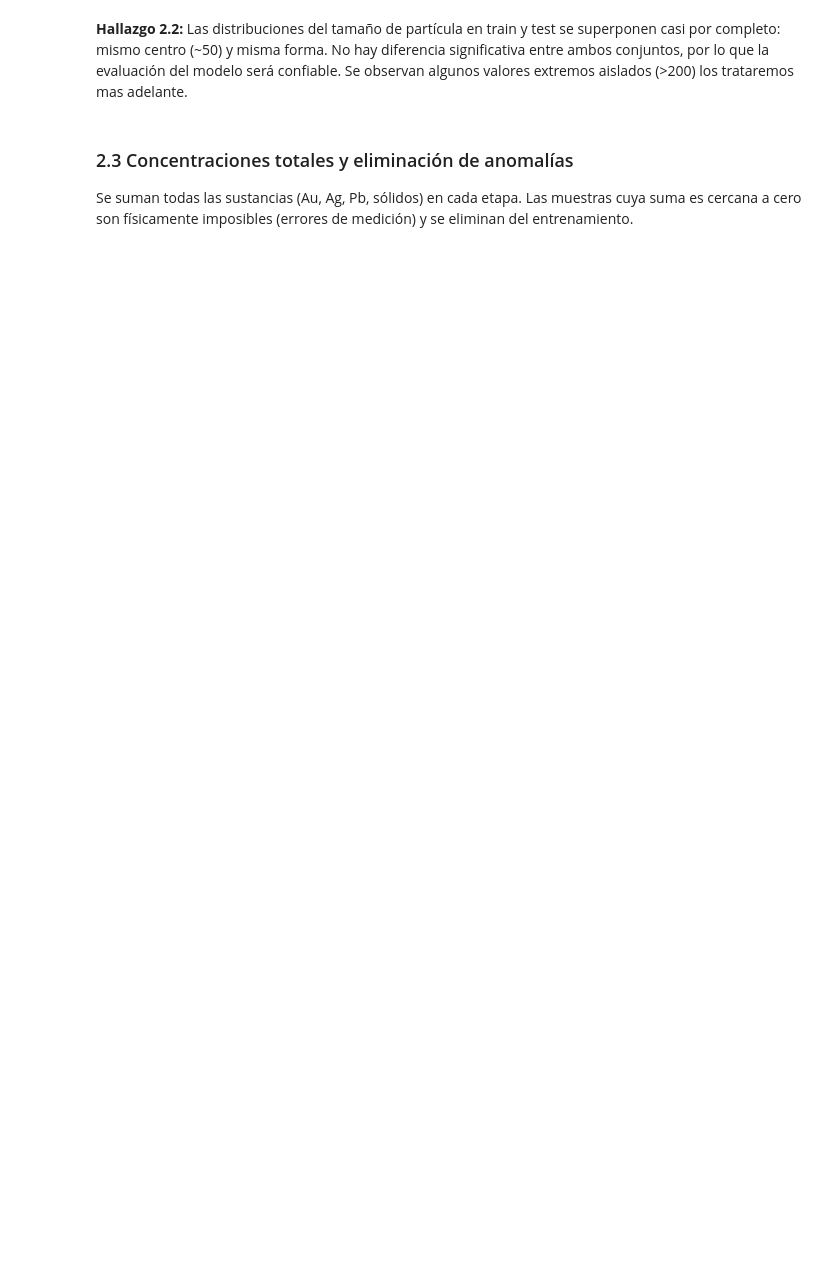
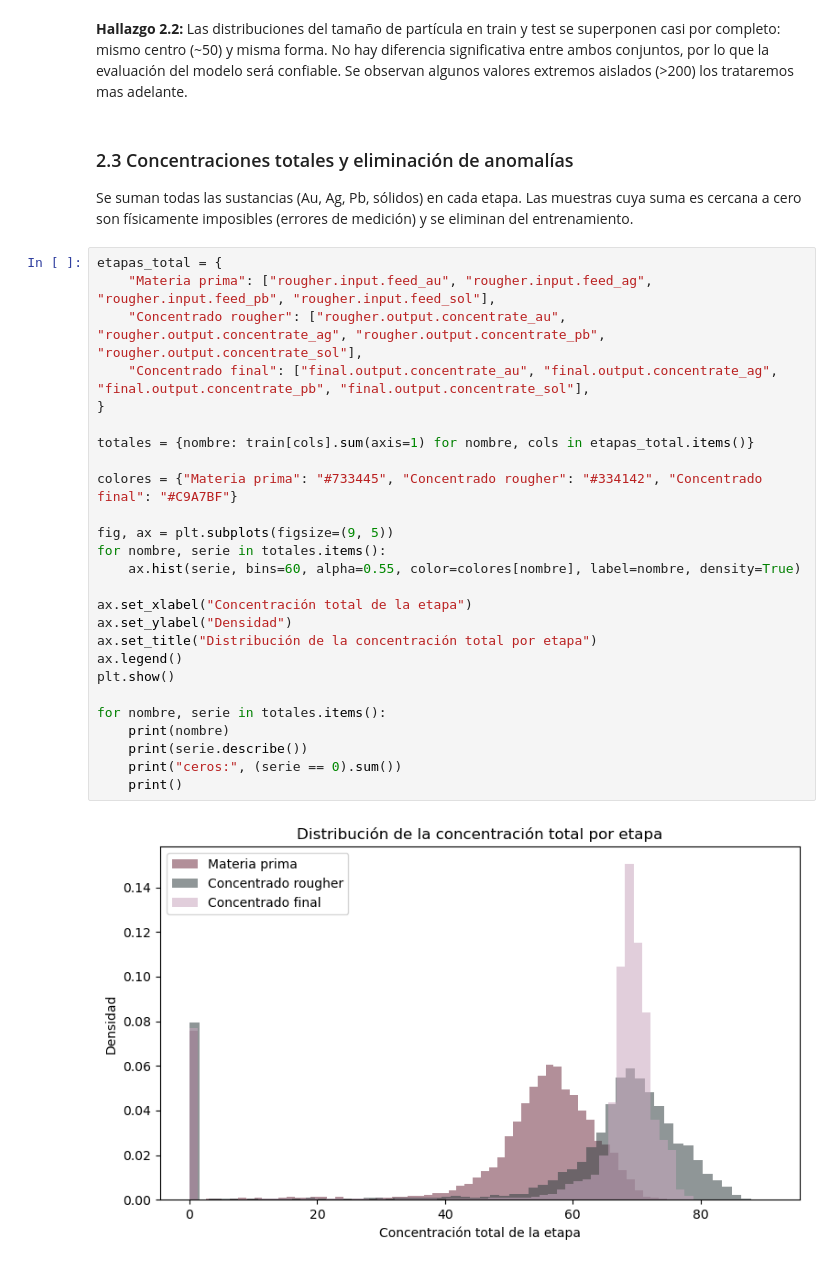
Before and after one commit to he1109-ci3l0/-gold-recovery-zyfra, a Jupyter notebook: notebooks/gold_recovery.ipynb, the cells around one changed output. Drawn from its saved outputs; the diff is of its cells as text; blank space fills up the shorter version.

```diff
--- a/notebooks/gold_recovery.ipynb
+++ b/notebooks/gold_recovery.ipynb
@@ -189,3 +246,31 @@ plt.show()
 ### 2.3 Concentraciones totales y eliminación de anomalías
 
 Se suman todas las sustancias (Au, Ag, Pb, sólidos) en cada etapa. Las muestras cuya suma es cercana a cero son físicamente imposibles (errores de medición) y se eliminan del entrenamiento.
+# %%
+etapas_total = {
+    "Materia prima": ["rougher.input.feed_au", "rougher.input.feed_ag", "rougher.input.feed_pb", "rougher.input.feed_sol"],
+    "Concentrado rougher": ["rougher.output.concentrate_au", "rougher.output.concentrate_ag", "rougher.output.concentrate_pb", "rougher.output.concentrate_sol"],
+    "Concentrado final": ["final.output.concentrate_au", "final.output.concentrate_ag", "final.output.concentrate_pb", "final.output.concentrate_sol"],
+}
+
+totales = {nombre: train[cols].sum(axis=1) for nombre, cols in etapas_total.items()}
+
+colores = {"Materia prima": "#733445", "Concentrado rougher": "#334142", "Concentrado final": "#C9A7BF"}
+
+fig, ax = plt.subplots(figsize=(9, 5))
+for nombre, serie in totales.items():
+    ax.hist(serie, bins=60, alpha=0.55, color=colores[nombre], label=nombre, density=True)
+
+ax.set_xlabel("Concentración total de la etapa")
+ax.set_ylabel("Densidad")
+ax.set_title("Distribución de la concentración total por etapa")
+ax.legend()
+plt.show()
+
+for nombre, serie in totales.items():
+    print(nombre)
+    print(serie.describe())
+    print("ceros:", (serie == 0).sum())
+    print()
+# %% [output]
+[figure, added]
```
Also changed, not shown: parts of 13 cells of this notebook, 1 other file.
